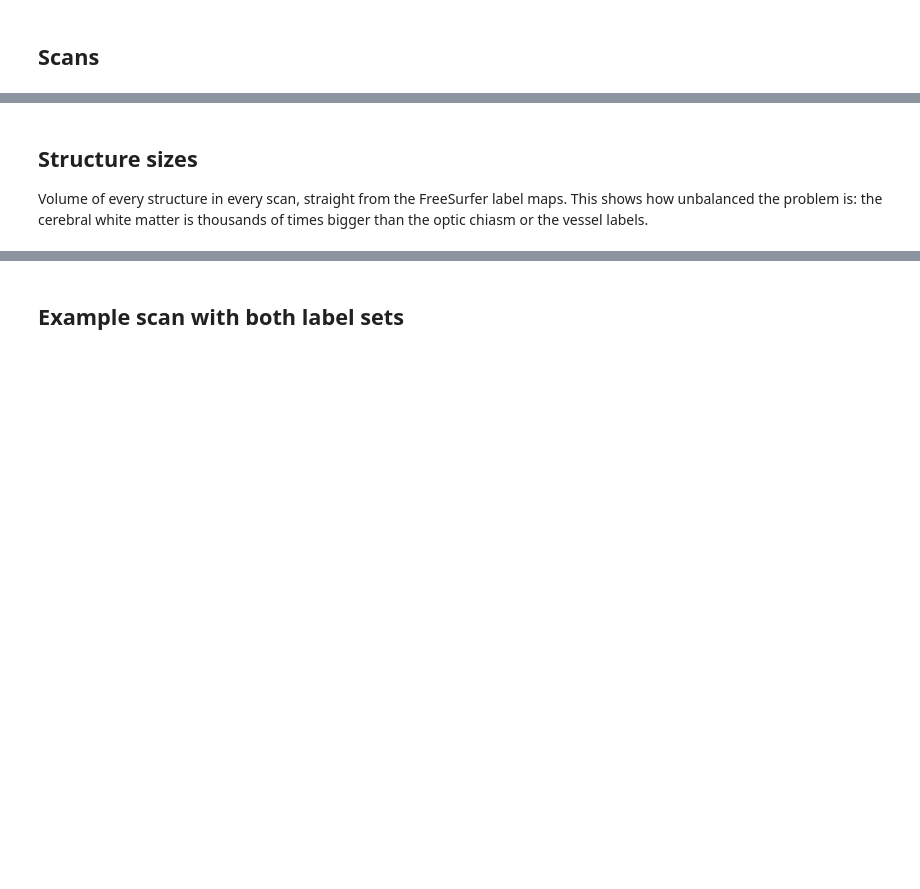
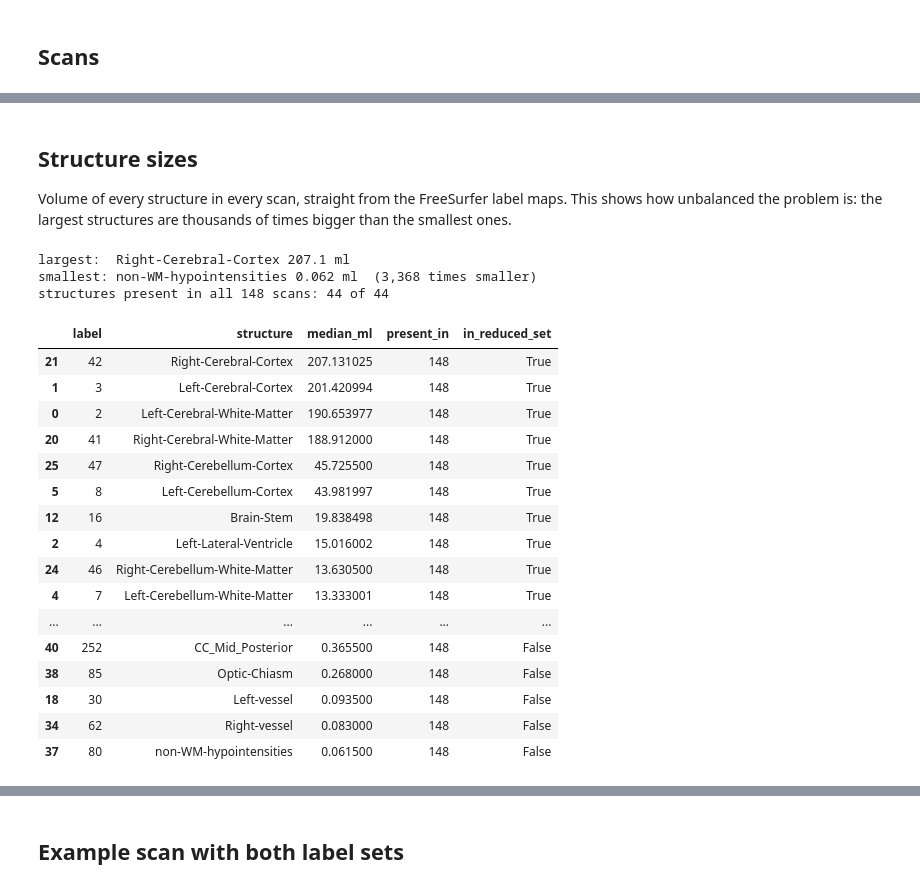
Before and after one commit to anupbagale/Whole-Brain-Segmentation, a Jupyter notebook: notebooks/01_data_and_labels.ipynb, the cells around one changed output, grey strips where cells are left out. Drawn from its saved outputs; the diff is of its cells as text; code cells hidden in the pictures; blank space fills up the shorter version.

```diff
--- a/notebooks/01_data_and_labels.ipynb
+++ b/notebooks/01_data_and_labels.ipynb
@@ -63,20 +99,47 @@ for l in dropped:
 ## Structure sizes
 
 Volume of every structure in every scan, straight from the FreeSurfer label maps. This shows how unbalanced
-the problem is: the cerebral white matter is thousands of times bigger than the optic chiasm or the vessel labels.
+the problem is: the largest structures are thousands of times bigger than the smallest ones.
 # %%
 rows = []
 for p in pairs:
     for lab, vol in label_volumes(p["label"], FULL_LABELS).items():
         rows.append({"id": p["id"], "label": lab, "structure": NAMES[lab], "volume_ml": vol})
 vols = pd.DataFrame(rows)
 
 sizes = (vols.groupby(["label", "structure"])["volume_ml"]
          .agg(median_ml="median", present_in=lambda v: int((v > 0).sum()))
          .reset_index().sort_values("median_ml", ascending=False))
 sizes["in_reduced_set"] = sizes["label"].isin(REDUCED_LABELS)
 sizes.to_csv("results/structure_sizes.csv", index=False)
+
+present = sizes[sizes.median_ml > 0]
+big, small = present.iloc[0], present.iloc[-1]
+print(f"largest:  {big.structure} {big.median_ml:.1f} ml")
+print(f"smallest: {small.structure} {small.median_ml:.3f} ml  ({big.median_ml / small.median_ml:,.0f} times smaller)")
+print(f"structures present in all {len(pairs)} scans: {(sizes.present_in == len(pairs)).sum()} of {len(sizes)}")
 sizes
+# %% [output]
+largest:  Right-Cerebral-Cortex 207.1 ml
+smallest: non-WM-hypointensities 0.062 ml  (3,368 times smaller)
+structures present in all 148 scans: 44 of 44
+|  | label | structure | median_ml | present_in | in_reduced_set |
+| 21 | 42 | Right-Cerebral-Cortex | 207.131025 | 148 | True |
+| 1 | 3 | Left-Cerebral-Cortex | 201.420994 | 148 | True |
+| 0 | 2 | Left-Cerebral-White-Matter | 190.653977 | 148 | True |
+| 20 | 41 | Right-Cerebral-White-Matter | 188.912000 | 148 | True |
+| 25 | 47 | Right-Cerebellum-Cortex | 45.725500 | 148 | True |
+| 5 | 8 | Left-Cerebellum-Cortex | 43.981997 | 148 | True |
+| 12 | 16 | Brain-Stem | 19.838498 | 148 | True |
+| 2 | 4 | Left-Lateral-Ventricle | 15.016002 | 148 | True |
+| 24 | 46 | Right-Cerebellum-White-Matter | 13.630500 | 148 | True |
+| 4 | 7 | Left-Cerebellum-White-Matter | 13.333001 | 148 | True |
+| ... | ... | ... | ... | ... | ... |
+| 40 | 252 | CC_Mid_Posterior | 0.365500 | 148 | False |
+| 38 | 85 | Optic-Chiasm | 0.268000 | 148 | False |
+| 18 | 30 | Left-vessel | 0.093500 | 148 | False |
+| 34 | 62 | Right-vessel | 0.083000 | 148 | False |
+| 37 | 80 | non-WM-hypointensities | 0.061500 | 148 | False |
 # %%
 fig, ax = plt.subplots(figsize=(7, 9))
 s = sizes.sort_values("median_ml")
```
Also changed, not shown: parts of 9 cells of this notebook, 16 other files.
